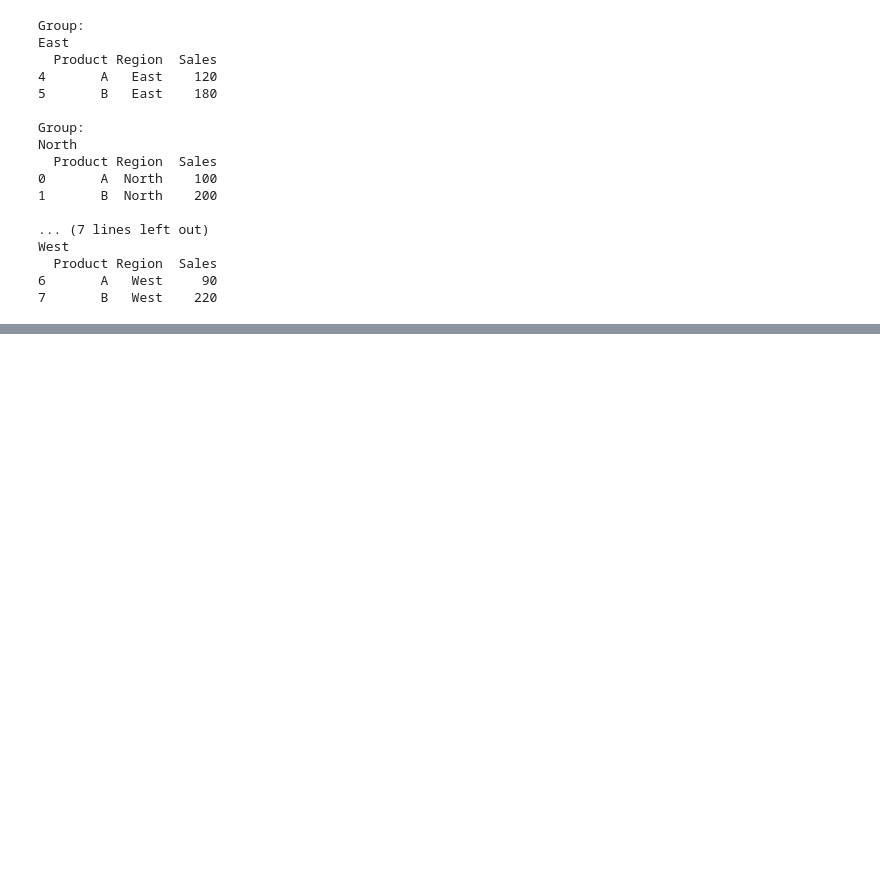
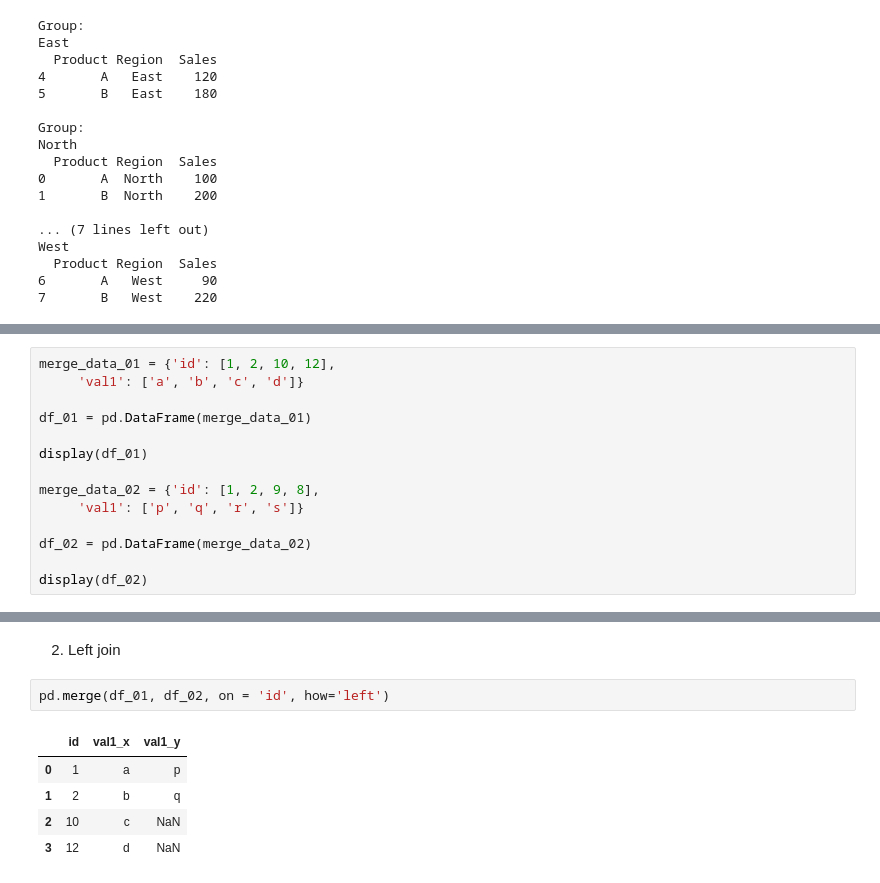
Before and after one commit to AkshayABK/Pandas-Notebook-Practice, a Jupyter notebook: Introduction to Pandas.ipynb, the cells around one changed output, grey strips where cells are left out. Saved outputs shown, nothing was run; the diff lists cells and outputs as text; blank space fills up the shorter version.

Commit message:
Joins

```diff
--- a/Introduction to Pandas.ipynb
+++ b/Introduction to Pandas.ipynb
@@ -721,0 +724,14 @@ Original DF
+# %%
+merge_data_01 = {'id': [1, 2, 10, 12],
+     'val1': ['a', 'b', 'c', 'd']}
+
+df_01 = pd.DataFrame(merge_data_01)
+
+display(df_01)
+
+merge_data_02 = {'id': [1, 2, 9, 8],
+     'val1': ['p', 'q', 'r', 's']}
+
+df_02 = pd.DataFrame(merge_data_02)
+
+display(df_02)
@@ -721,0 +757,10 @@ Original DF
+# %% [markdown]
+2. Left join
+# %%
+pd.merge(df_01, df_02, on = 'id', how='left')
+# %% [output]
+|  | id | val1_x | val1_y |
+| 0 | 1 | a | p |
+| 1 | 2 | b | q |
+| 2 | 10 | c | NaN |
+| 3 | 12 | d | NaN |
```
Also changed, not shown: parts of 16 cells of this notebook.
